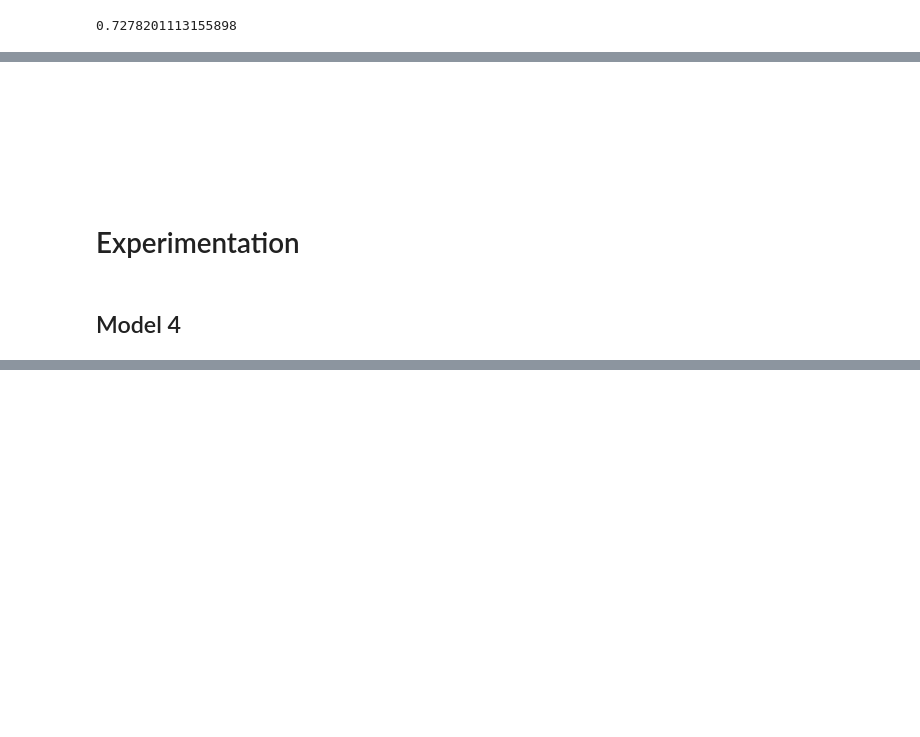
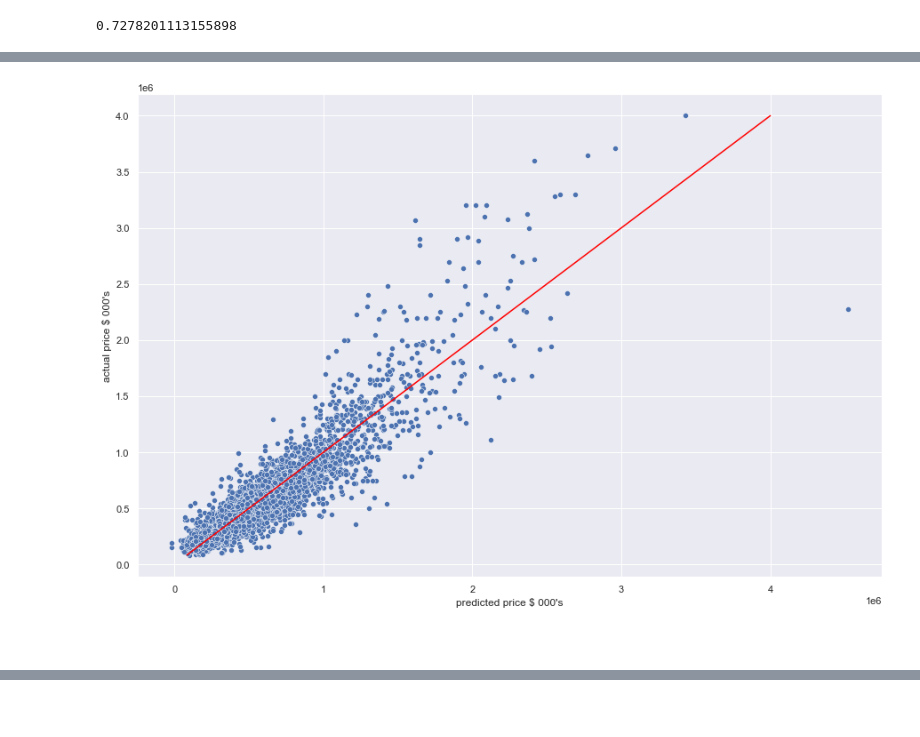
Before and after one commit to UpGoerFive/King-County-Project, a Jupyter notebook: Abass.ipynb, the cells around one changed output, grey strips where cells are left out. Drawn from its saved outputs; the diff is of its cells as text; code cells hidden in the pictures; blank space fills up the shorter version.

```diff
--- a/Abass.ipynb
+++ b/Abass.ipynb
@@ -817,13 +817,16 @@ model3_linreg.score(X_test, y_test)
 # %%
 # Clearly, model 3 is our best model
 best_model = model3_linreg
+# %%
+fig, ax = plt.subplots(figsize=(15,10))
+sns.scatterplot(best_model.predict(X_test), y_test)
+sns.lineplot(y_test, y_test, color='red')
+ax.set_ylabel('actual price $ 000\'s')
+ax.set_xlabel('predicted price $ 000\'s')
+
+sns.set_theme(style='darkgrid');
+fig.savefig('final_model_graph.png')
+# %% [output]
+[figure, added]
 # %% [markdown]
 <br>
-# %% [markdown]
-<br>
-# %% [markdown]
-<br>
-# %% [markdown]
-# Experimentation
-# %% [markdown]
-## Model 4
```
Also changed, not shown: parts of 32 cells of this notebook, 3 other files.
